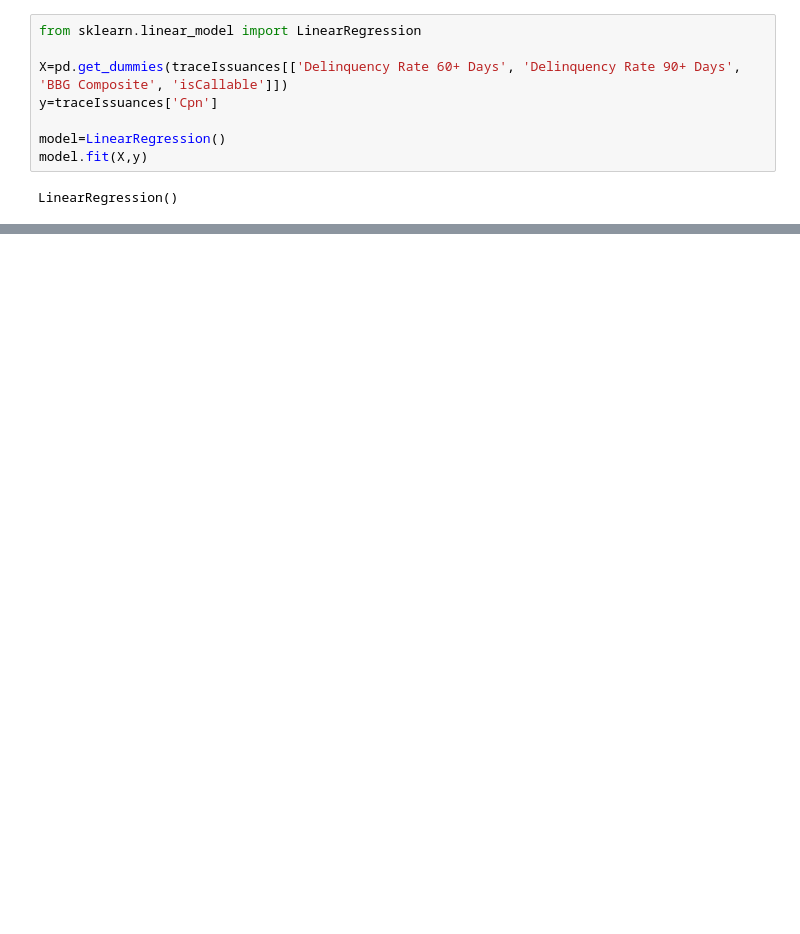
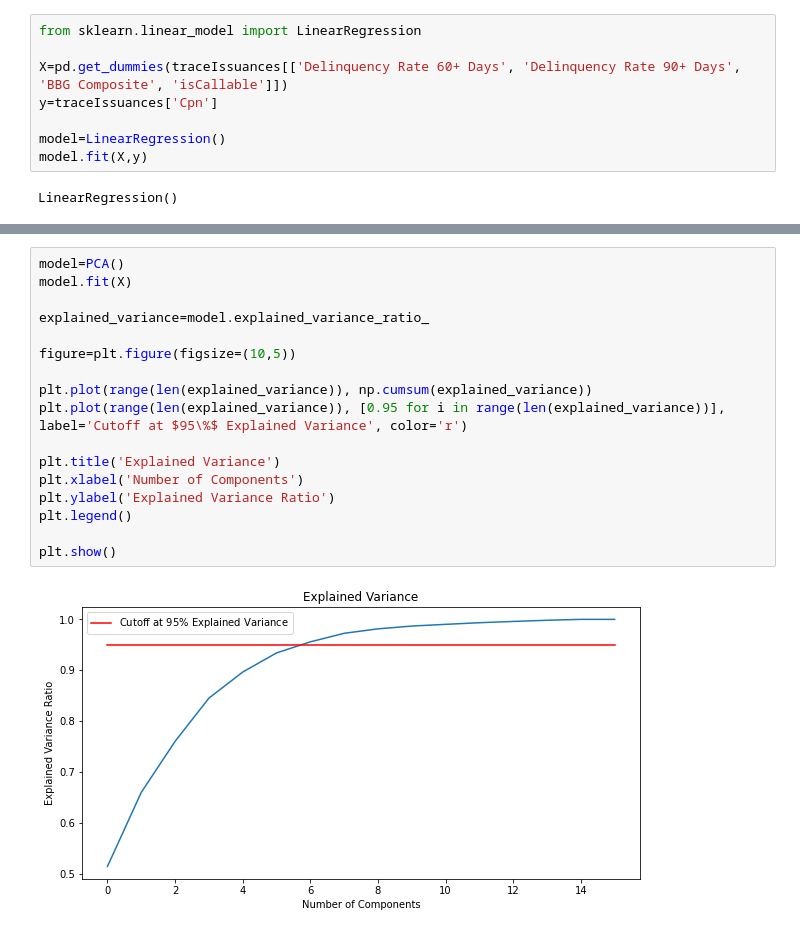
Before and after one commit to BU-Spark/CS506-Fall2020-Projects, a Jupyter notebook: consumer_abs/Notebooks/Data Cleaning Notebook.ipynb, the cells around one changed output, grey strips where cells are left out. Cells and saved outputs as stored; diff of their text form; blank space fills up the shorter version.

```diff
--- a/consumer_abs/Notebooks/Data Cleaning Notebook.ipynb
+++ b/consumer_abs/Notebooks/Data Cleaning Notebook.ipynb
@@ -615,2 +562,21 @@ X=pd.get_dummies(X)
 scaler=MinMaxScaler()
 X=scaler.fit_transform(X)
+# %%
+model=PCA()
+model.fit(X)
+
+explained_variance=model.explained_variance_ratio_
+
+figure=plt.figure(figsize=(10,5))
+
+plt.plot(range(len(explained_variance)), np.cumsum(explained_variance))
+plt.plot(range(len(explained_variance)), [0.95 for i in range(len(explained_variance))], label='Cutoff at $95\%$ Explained Variance', color='r')
+
+plt.title('Explained Variance')
+plt.xlabel('Number of Components')
+plt.ylabel('Explained Variance Ratio')
+plt.legend()
+
+plt.show()
+# %% [output]
+[figure, added]
```
Also changed, not shown: parts of 45 cells of this notebook, 14 other files.
